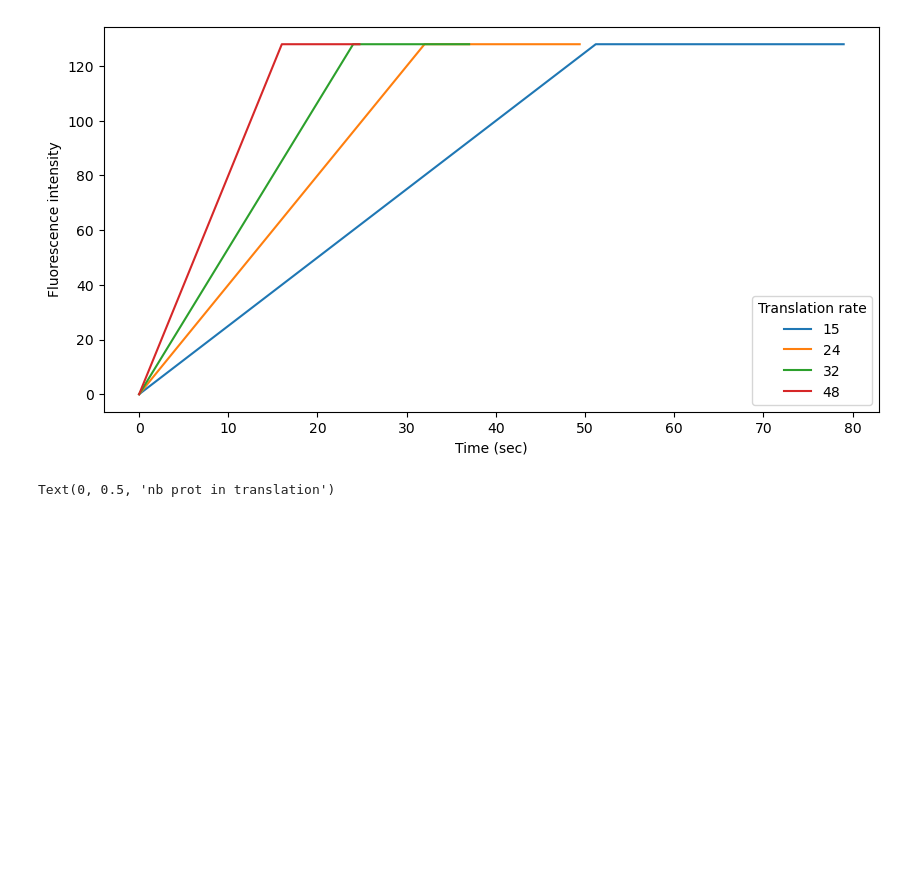
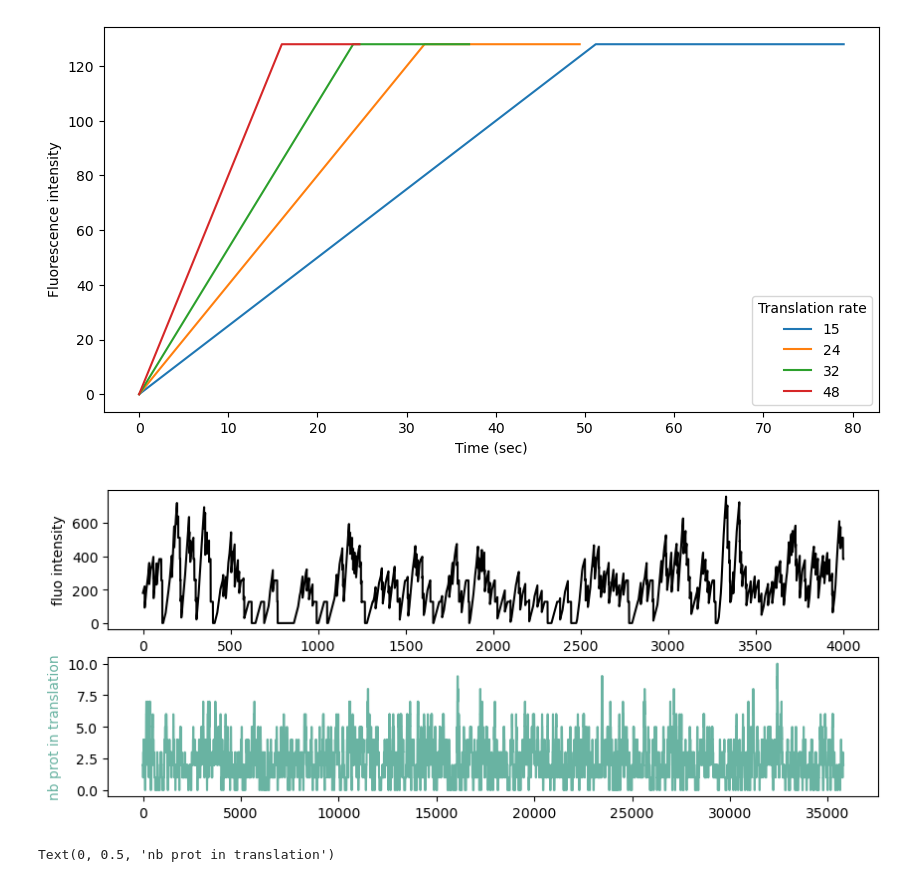
Before and after one commit to sophietheis/KineticAnalysis, a Jupyter notebook: notebook/20240605-Synthetic_datas_01-explanation.ipynb, the cells around one changed output. Saved outputs shown, nothing was run; the diff lists cells and outputs as text; code cells hidden in the pictures; blank space fills up the shorter version.

```diff
--- a/notebook/20240605-Synthetic_datas_01-explanation.ipynb
+++ b/notebook/20240605-Synthetic_datas_01-explanation.ipynb
@@ -158,3 +167,16 @@ x_global, y_global, y_start_prot = generate_track(prot_length = prot_aa_size["32
+# %%
+fig, axes = plt.subplots(2,1)
+axes[0].plot(x_global[:40000], y_global[:40000], color="black")
+axes[0].set_xlabel("Time (sec)")
+axes[0].set_ylabel("fluo intensity")
+
+
+axes[1].plot(x_global, y_start_prot, color="#69b3a2")
+axes[1].set_ylabel("nb prot in translation", color="#69b3a2")
+fig.set_size_inches((10, 4))
+# fig.savefig(os.path.join(path_save, "intensity_profile.eps"), dpi=300)
+# %% [output]
+[figure, added]
 # %%
 fig, ax = plt.subplots(1,1)
 ax.plot(x_global, y_global, color="black")
```
Also changed, not shown: parts of 13 cells of this notebook, 3 other files.
